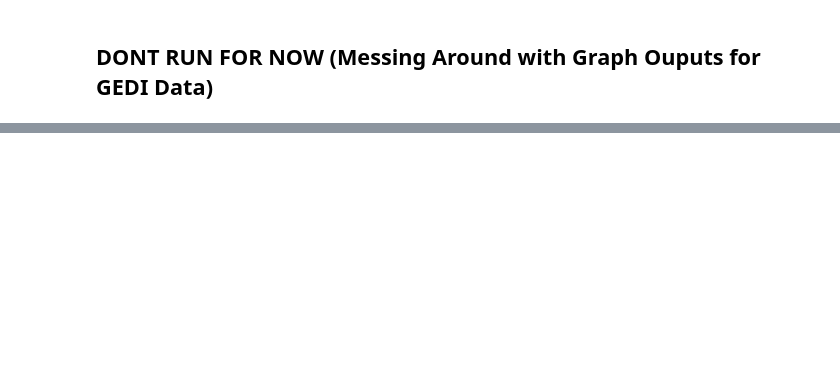
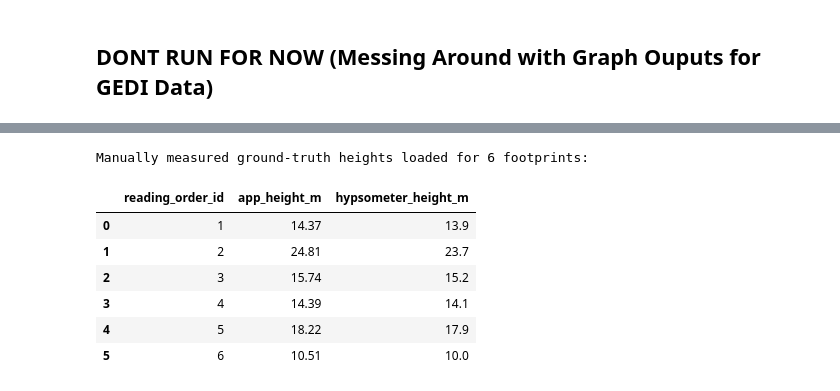
Before and after one commit to kara-davis/Biomass_Monitoring_Research, a Jupyter notebook: gedi_footprint_2_analysis.ipynb, the cells around one changed output, grey strips where cells are left out. Drawn from its saved outputs; the diff is of its cells as text; code cells hidden in the pictures; blank space fills up the shorter version.

```diff
--- a/gedi_footprint_2_analysis.ipynb
+++ b/gedi_footprint_2_analysis.ipynb
@@ -267,0 +486,74 @@ print(f"Points GeoJSON updated:     {clipped_points_path}")
+# %%
+# ── Helper: extract UAV CHM percentiles at any set of lon/lat points ────────
+def extract_uav_chm_percentiles(chm_path, lons, lats, percentiles, buffer_radius_m=12.5, progress_every=500):
+    """For each (lon, lat) pair (WGS84 degrees), extract a circular buffer
+    from the UAV CHM GeoTIFF and compute each requested percentile of CHM
+    height within that buffer. Returns a dict of {percentile: np.ndarray}."""
+    n_total = len(lons)
+    results = {p: np.full(n_total, np.nan) for p in percentiles}
+    n_outside = 0
+    n_nodata = 0
+
+    with rasterio.open(chm_path) as chm_src:
+        chm_nodata = chm_src.nodata
+        to_chm_crs = Transformer.from_crs(WGS84, chm_src.crs, always_xy=True)
+
+        for i, (lon, lat) in enumerate(zip(lons, lats)):
+            x_chm, y_chm = to_chm_crs.transform(lon, lat)
+            buffer_geom = Point(x_chm, y_chm).buffer(buffer_radius_m)
+
+            try:
+                out_image, _ = rio_mask(
+                    chm_src, [mapping(buffer_geom)], crop=True, filled=True, nodata=chm_nodata
+                )
+            except ValueError:
+                n_outside += 1
+                continue
+
+            chm_values = out_image[0]
+            valid_values = chm_values[chm_values != chm_nodata] if chm_nodata is not None else chm_values.flatten()
+            valid_values = valid_values[~np.isnan(valid_values)]
+
+            if valid_values.size == 0:
+                n_nodata += 1
+                continue
+
+            for p in percentiles:
+                results[p][i] = np.percentile(valid_values, p)
+
+            if progress_every and (i + 1) % progress_every == 0:
+                print(f"  Processed {i + 1:,} / {n_total:,} positions...")
+
+    print(f"CHM extraction complete — total: {n_total:,}, "
+          f"outside CHM extent: {n_outside:,}, no valid data: {n_nodata:,}")
+    return results
+
+
+# ── Manually measured ground-truth heights (arboretum) ──────────────────────
+# Keyed by reading_order_id (the Label numbers from the labeling cell above).
+manual_ground_truth = {
+    1: {'app_height_m': 14.37, 'hypsometer_height_m': 13.9},
+    2: {'app_height_m': 24.81, 'hypsometer_height_m': 23.7},
+    3: {'app_height_m': 15.74, 'hypsometer_height_m': 15.2},
+    4: {'app_height_m': 14.39, 'hypsometer_height_m': 14.1},
+    5: {'app_height_m': 18.22, 'hypsometer_height_m': 17.9},
+    6: {'app_height_m': 10.51, 'hypsometer_height_m': 10.0},
+}
+
+gdf_ground_truth = (
+    pd.DataFrame.from_dict(manual_ground_truth, orient='index')
+    .rename_axis('reading_order_id')
+    .reset_index()
+)
+
+print(f"Manually measured ground-truth heights loaded for {len(gdf_ground_truth)} footprints:")
+display(gdf_ground_truth)
+# %% [output]
+Manually measured ground-truth heights loaded for 6 footprints:
+|  | reading_order_id | app_height_m | hypsometer_height_m |
+| 0 | 1 | 14.37 | 13.9 |
+| 1 | 2 | 24.81 | 23.7 |
+| 2 | 3 | 15.74 | 15.2 |
+| 3 | 4 | 14.39 | 14.1 |
+| 4 | 5 | 18.22 | 17.9 |
+| 5 | 6 | 10.51 | 10.0 |
```
Also changed, not shown: parts of 25 cells of this notebook, 1 other file.
